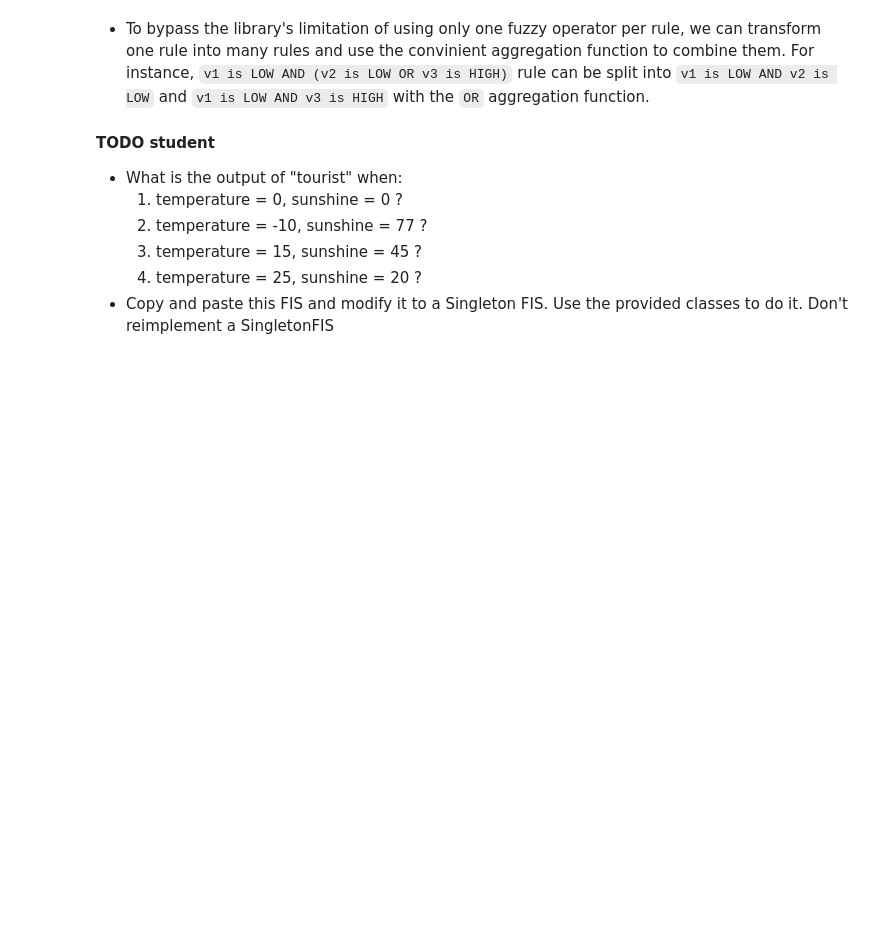
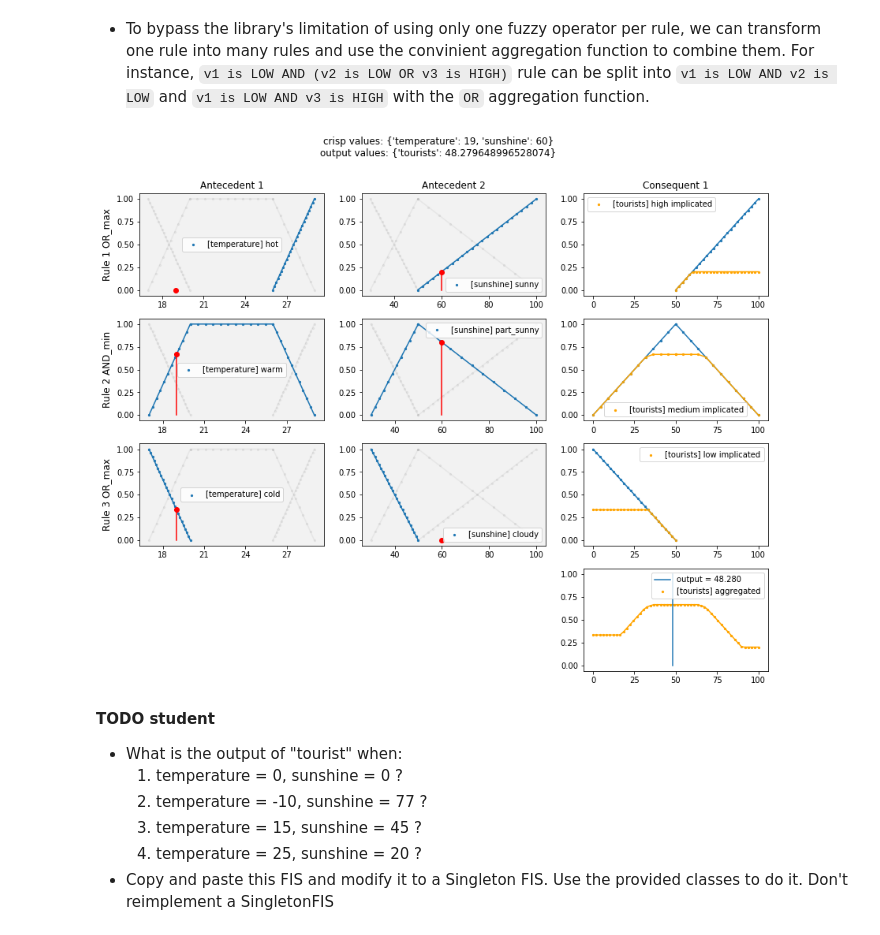
Before and after one commit to SachaKor/LFA-lab3, a Jupyter notebook: 040_fis.ipynb, the cells around one changed output. Drawn from its saved outputs; the diff is of its cells as text; code cells hidden in the pictures; blank space fills up the shorter version.

```diff
--- a/040_fis.ipynb
+++ b/040_fis.ipynb
@@ -221,36 +226,46 @@ r1 = FuzzyRule(
     impl_func=MIN
 )
 
-r1 = FuzzyRule(
+r2 = FuzzyRule(
     ants=[
         Antecedent(lv_temperature, "warm"),
         Antecedent(lv_sunshine, "part_sunny")
     ],
     ant_act_func=AND_min,
     cons=[
         Consequent(lv_tourists, "medium")
     ],
     impl_func=MIN
 )
 
 r3 = FuzzyRule(
     ants=[
         Antecedent(lv_temperature, "cold"),
         Antecedent(lv_sunshine, "cloudy")
     ],
     ant_act_func=OR_max,
     cons=[
         Consequent(lv_tourists, "low")
     ],
     impl_func=MIN
 )
 
 # Step 3: create the FIS
 fis = FIS(
     rules=[r1, r2, r3],
     aggr_func=np.max, # aggregation function or "how the implicated consequent(s) will be combined together"
     defuzz_func=COA_func # defuzzification or "how the "final" membership function created after the aggregation step will be interpreted as a output crisp value
 )
+
+# Step 4: execute the FIS
+input_values = {'temperature': 19, 'sunshine':60}
+predicted_value = fis.predict(input_values)
+
+# Step 5: View the FIS
+fisv = FISViewer(fis, figsize=(12, 10))
+fisv.show()
+# %% [output]
+[figure, added]
 # %% [markdown]
 **TODO student**
 
```
Also changed, not shown: parts of 4 cells of this notebook, 4 other files.
